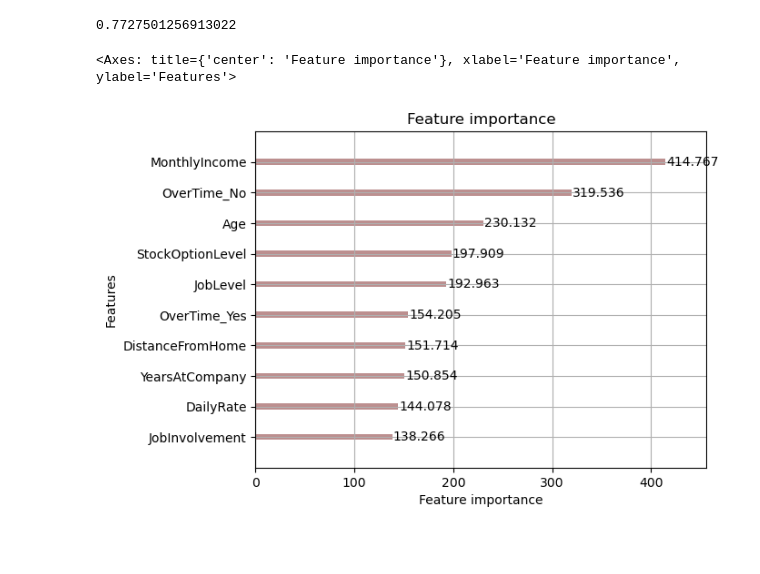
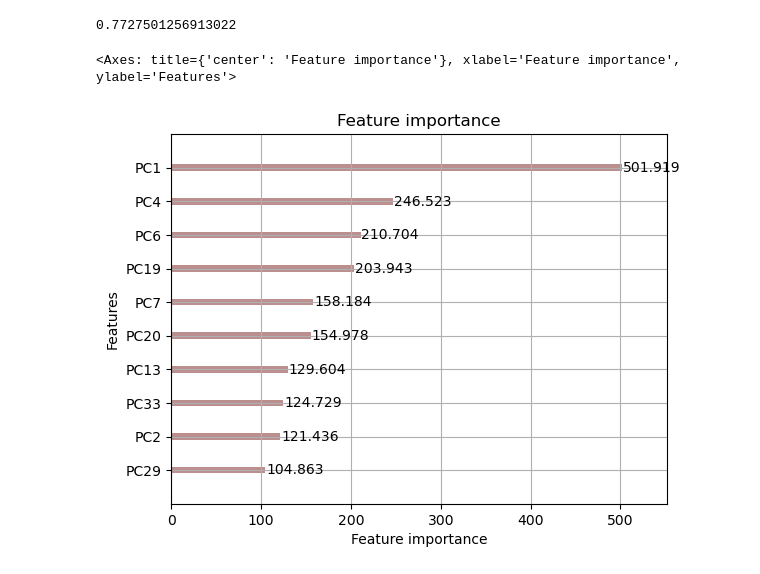
Before and after one commit to arantzaghg/lab_aprendizaje_estadistico, a Jupyter notebook: Examen 4 correcto- Arantza Gomez Haro Gamboa.ipynb, the cells around one changed output. Cells and saved outputs as stored; diff of their text form; code cells hidden in the pictures; blank space fills up the shorter version.

```diff
--- a/Examen 4 correcto- Arantza Gomez Haro Gamboa.ipynb
+++ b/Examen 4 correcto- Arantza Gomez Haro Gamboa.ipynb
@@ -223,7 +223,7 @@ Early stopping, best iteration is:
 [69]    training's auc: 0.989599        training's binary_logloss: 0.180534     valid_1's auc: 0.77275  valid_1's binary_logloss: 0.32299
 0.7727501256913022
 # %%
-lgb.plot_importance(model, max_num_features = 10, importance_type='gain', color = 'rosybrown')
+lgb.plot_importance(model_c, max_num_features = 10, importance_type='gain', color = 'rosybrown')
 # %% [output]
 <Axes: title={'center': 'Feature importance'}, xlabel='Feature importance', ylabel='Features'>
-[figure, old version]
+[figure, new version]
```
Also changed, not shown: parts of 13 cells of this notebook.
